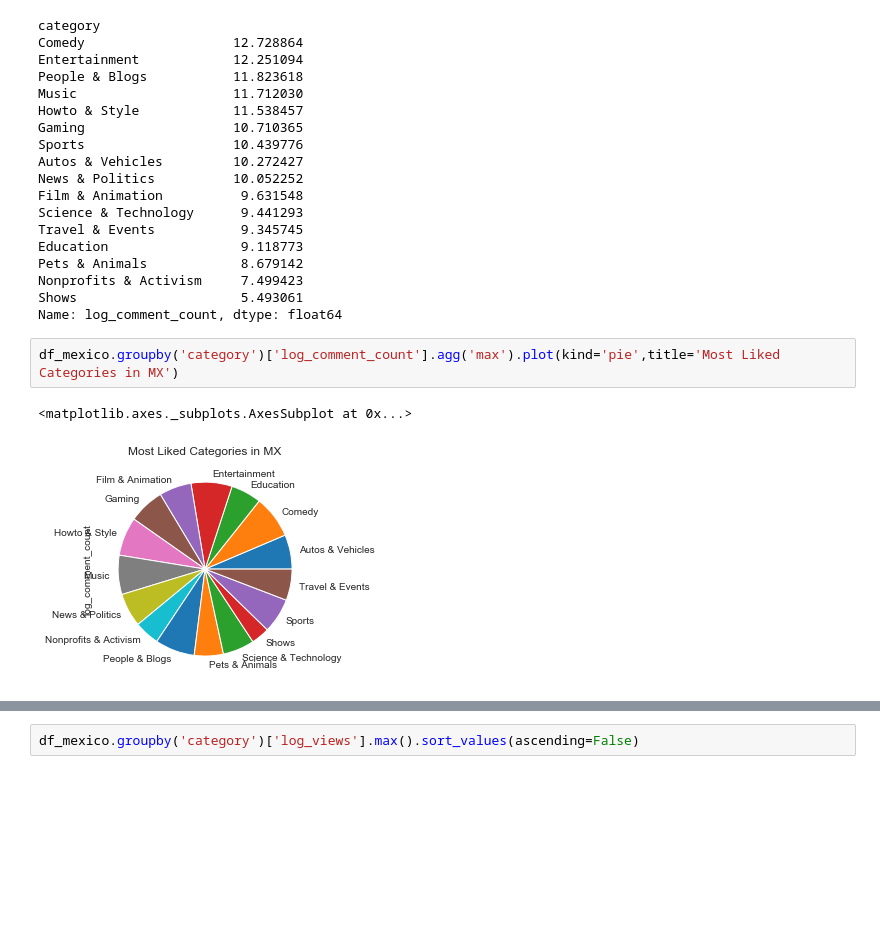
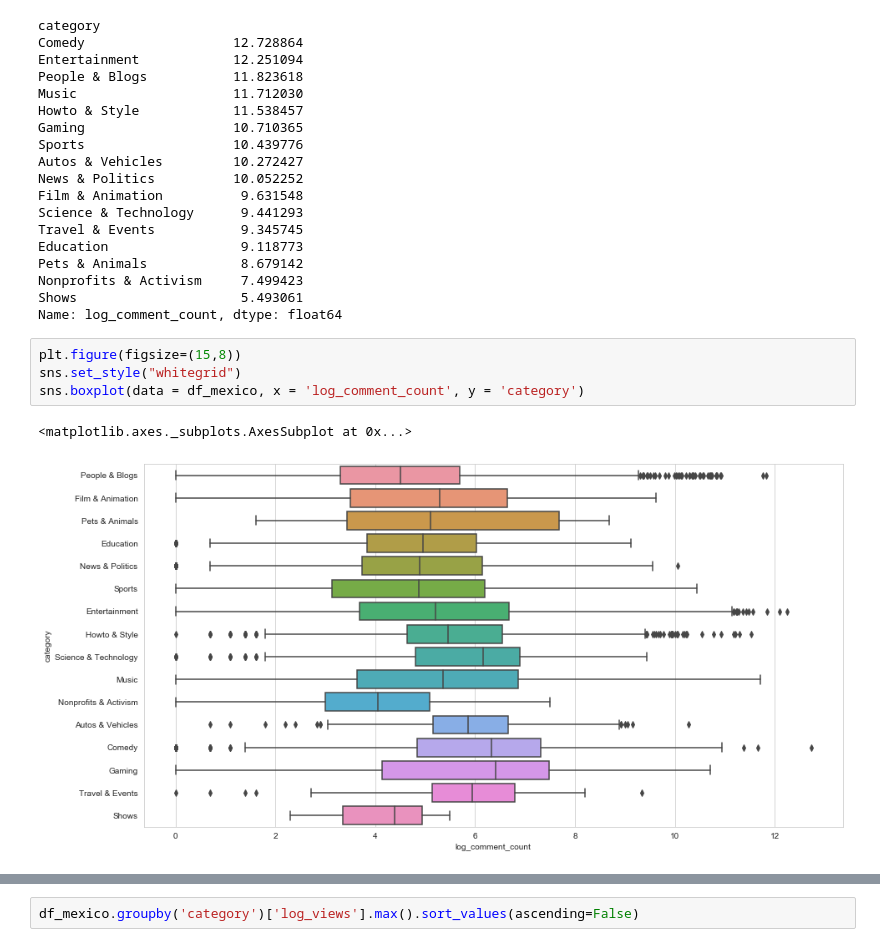
Before and after one commit to miguelgrisanti/YoutubeMXKeys, a Jupyter notebook: YoutubeRider.ipynb, the cells around one changed output, grey strips where cells are left out. Cells and saved outputs as stored; diff of their text form; blank space fills up the shorter version.

```diff
--- a/YoutubeRider.ipynb
+++ b/YoutubeRider.ipynb
@@ -256,8 +204,10 @@ Pets & Animals            8.679142
 Nonprofits & Activism     7.499423
 Shows                     5.493061
 Name: log_comment_count, dtype: float64
-# %%
-df_mexico.groupby('category')['log_comment_count'].agg('max').plot(kind='pie',title='Most Liked Categories in MX')
-# %% [output]
-<matplotlib.axes._subplots.AxesSubplot at 0x...>
-[figure, removed]
+# %%
+plt.figure(figsize=(15,8))
+sns.set_style("whitegrid")
+sns.boxplot(data = df_mexico, x = 'log_comment_count', y = 'category')
+# %% [output]
+<matplotlib.axes._subplots.AxesSubplot at 0x...>
+[figure, added]
```
Also changed, not shown: parts of 67 cells of this notebook.
